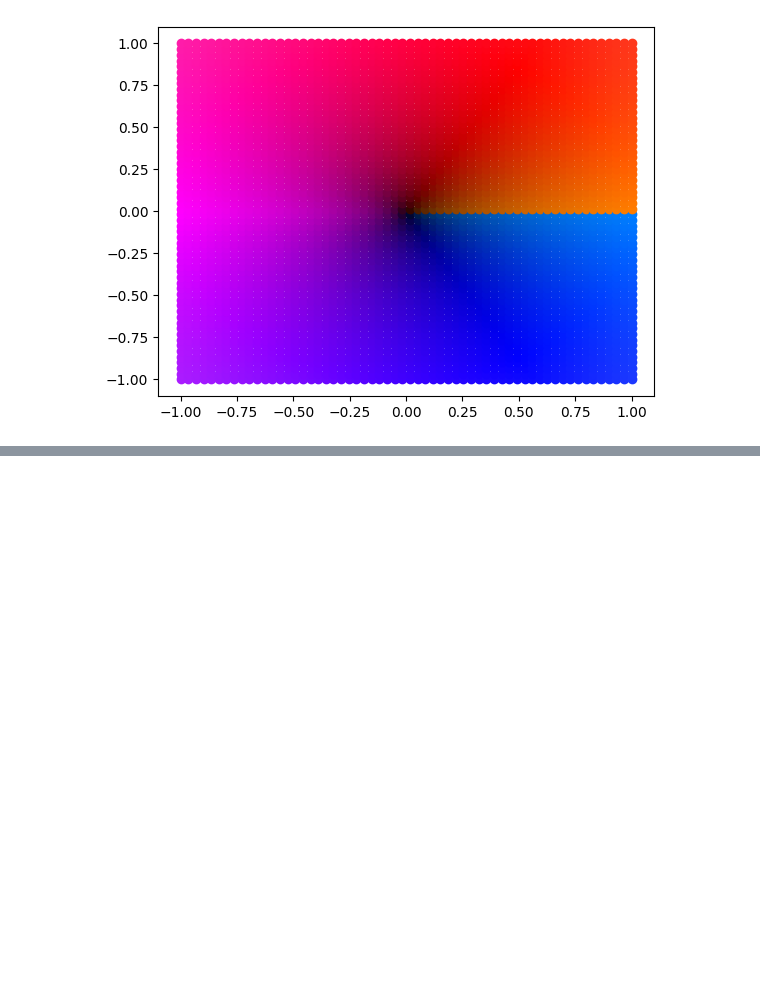
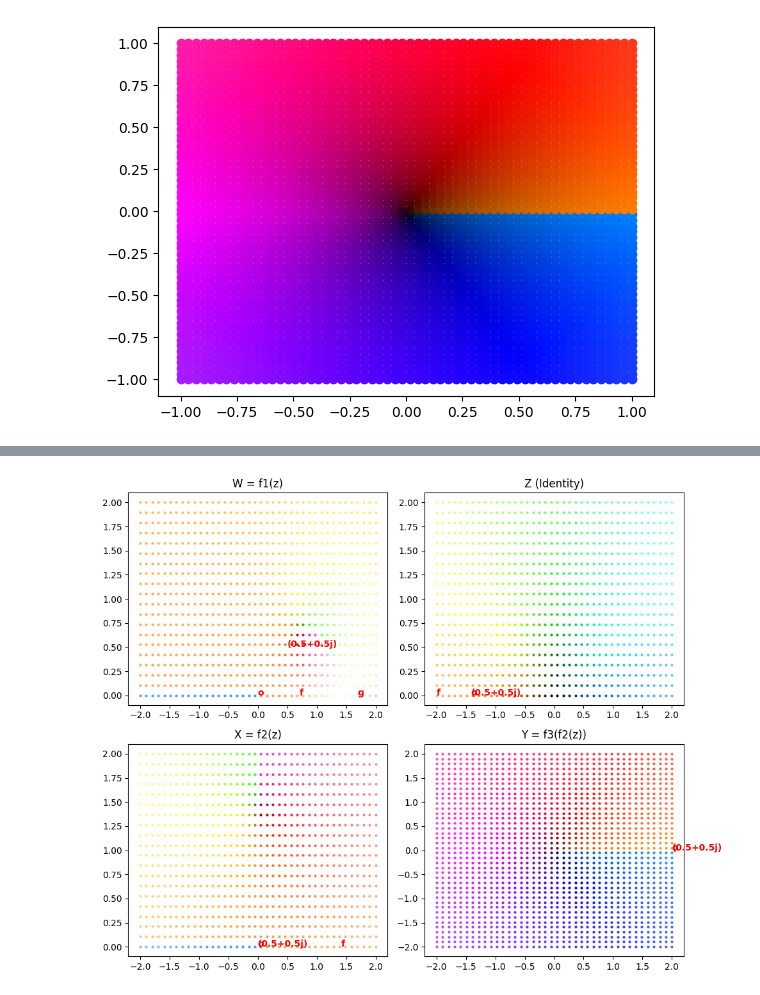
Before and after one commit to lmalmud/zippy-research, a Jupyter notebook: notebooks/component_maps.ipynb, the cells around one changed output, grey strips where cells are left out. Cells and saved outputs as stored; diff of their text form; code cells hidden in the pictures; blank space fills up the shorter version.

```diff
--- a/notebooks/component_maps.ipynb
+++ b/notebooks/component_maps.ipynb
@@ -52,0 +113,55 @@ for point in points:
+# %%
+a = Point(z=complex(.5,.5))
+f = F_a(a)
+o = Point(complex(0, 0), name='o', is_origin=True)
+pts_to_label = [a, o, Point(f.c * 0.5, name='f'), Point(f.b * 1.2, name='g')]
+
+fig, axs = plt.subplots(2, 2, figsize=(10, 8))
+
+axs[0, 1].set_title("Z (Identity)")
+z_points = generate_complex_point(-2, 2, 0, 2, 10)
+for p in z_points:
+    axs[0, 1].plot(p.z.real, p.z.imag, 'o', color=get_color(p.z), markersize=2)
+for pt in pts_to_label:
+    coord = f.f3(f.f2(f.f1(pt)))[0]
+    axs[0, 1].annotate(pt.name, (coord.z.real, coord.z.imag), color="red", weight="bold")
+
+axs[1, 1].set_title("Y = f3(f2(z))")
+y_points = generate_complex_point(-2, 2, -2, 2, 10)
+# FIXME: I don't think that branches are properly assigned here.
+for p in y_points:
+    try:
+        res = f.f3(p)[0]
+        axs[1, 1].plot(p.z.real, p.z.imag, 'o', color=get_color(res.z), markersize=2)
+    except:
+        pass
+for pt in pts_to_label:
+    coord = f.f2(f.f1(pt))
+    axs[1, 1].annotate(pt.name, (coord.z.real, coord.z.imag), color="red", weight="bold")
+
+axs[1, 0].set_title("X = f2(z)")
+x_points = generate_complex_point(-2, 2, 0, 2, 10)
+for p in x_points:
+    if p.branch_sign == 0:
+        p.branch_sign = 1 if p.z.real >= 0 else -1
+    res = f.f3(f.f2(p))[0]
+    axs[1, 0].plot(p.z.real, p.z.imag, 'o', color=get_color(res.z), markersize=2)
+for pt in pts_to_label:
+    coord = f.f1(pt)
+    axs[1, 0].annotate(pt.name, (coord.z.real, coord.z.imag), color="red", weight="bold")
+
+axs[0, 0].set_title("W = f1(z)")
+w_points = generate_complex_point(-2, 2, 0, 2, 10)
+for p in w_points:
+    try:
+        res = f.f3(f.f2(f.f1(p)))[0]
+        axs[0, 0].plot(p.z.real, p.z.imag, 'o', color=get_color(res.z), markersize=2)
+    except:
+        pass
+for pt in pts_to_label:
+    axs[0, 0].annotate(pt.name, (pt.z.real, pt.z.imag), color="red", weight="bold")
+
+plt.tight_layout()
+plt.show()
+# %% [output]
+[figure, added]
```
Also changed, not shown: parts of 4 cells of this notebook, 3 other files.
